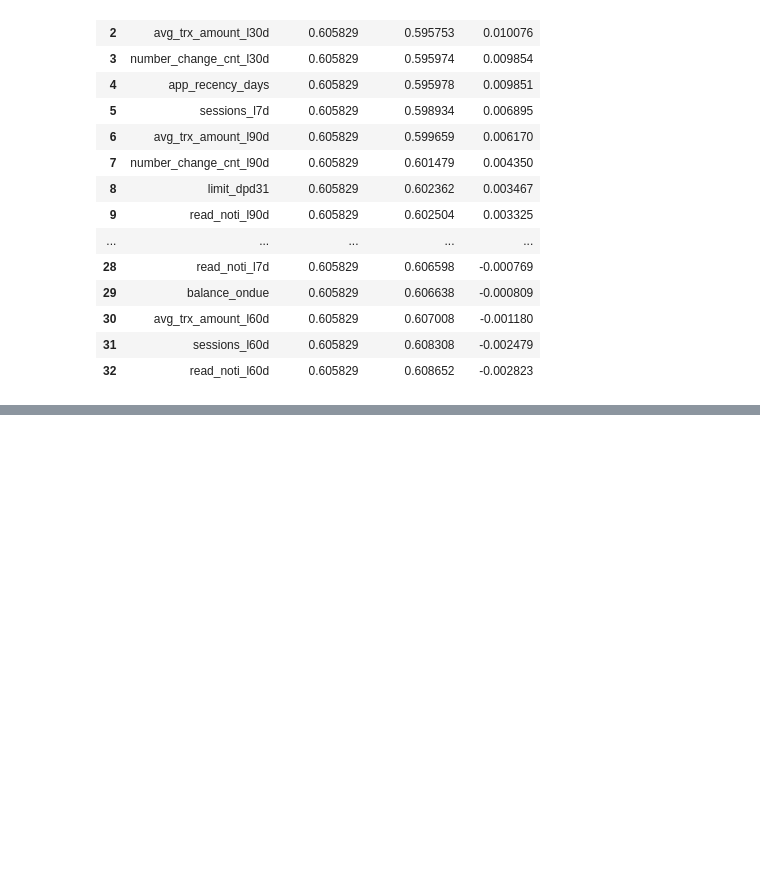
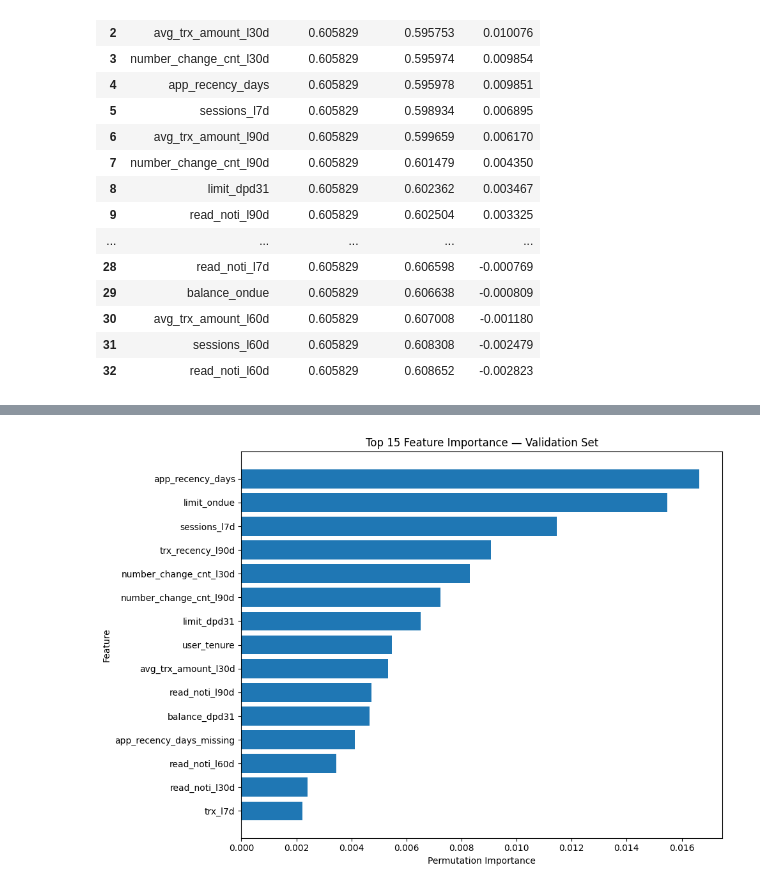
Before and after one commit to Khishigjargal42/toki_ds_task, a Jupyter notebook: notebooks/Toki_DPD91_Final.ipynb, the cells around one changed output, grey strips where cells are left out. Saved outputs shown, nothing was run; the diff lists cells and outputs as text; code cells hidden in the pictures; blank space fills up the shorter version.

```diff
--- a/notebooks/Toki_DPD91_Final.ipynb
+++ b/notebooks/Toki_DPD91_Final.ipynb
@@ -6504,0 +6695,25 @@ importance_df
+# %%
+import matplotlib.pyplot as plt
+
+# Top 15 features
+top15 = (
+    validation_permutation_importance
+    .head(15)
+    .sort_values("importance")
+)
+
+plt.figure(figsize=(10, 7))
+
+plt.barh(
+    top15["feature"],
+    top15["importance"]
+)
+
+plt.xlabel("Permutation Importance")
+plt.ylabel("Feature")
+plt.title("Top 15 Feature Importance — Validation Set")
+
+plt.tight_layout()
+plt.show()
+# %% [output]
+[figure, added]
```
Also changed, not shown: parts of 53 cells of this notebook.
